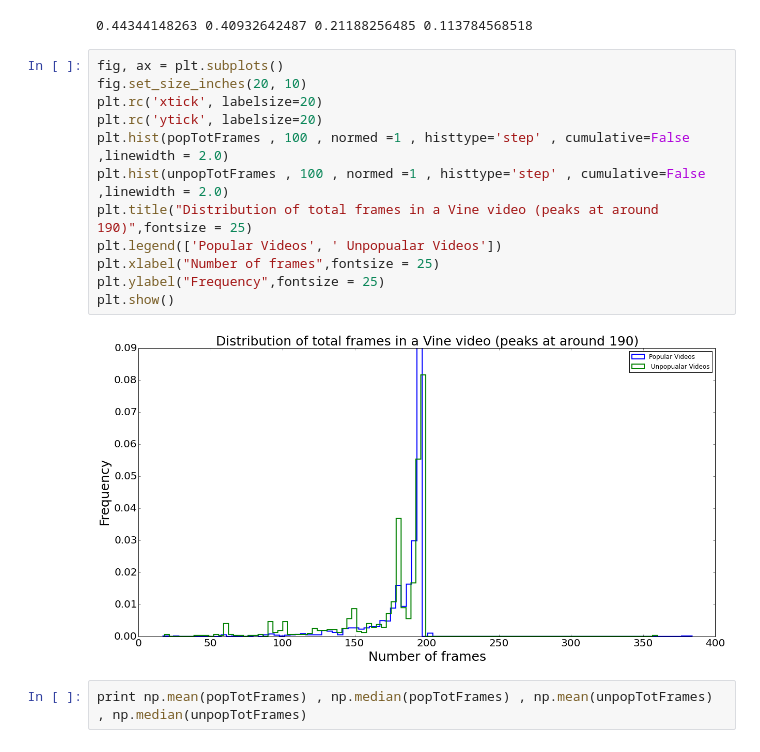
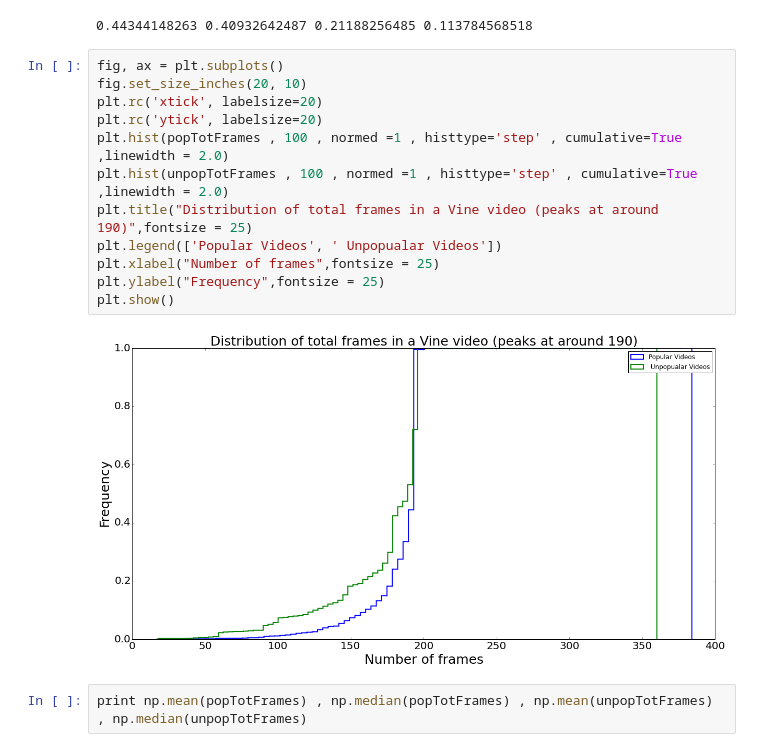
Before and after one commit to sagarjoglekar/vineCrawl, a Jupyter notebook: notebooks/FaceAnalysisVine.ipynb, the cells around one changed output. Drawn from its saved outputs; the diff is of its cells as text.

```diff
--- a/notebooks/FaceAnalysisVine.ipynb
+++ b/notebooks/FaceAnalysisVine.ipynb
@@ -91,17 +91,17 @@ print np.mean(facePercentages) , np.median(facePercentages) , np.mean(unpopfaceP
 # %%
 fig, ax = plt.subplots()
 fig.set_size_inches(20, 10)
 plt.rc('xtick', labelsize=20)
 plt.rc('ytick', labelsize=20)
-plt.hist(popTotFrames , 100 , normed =1 , histtype='step' , cumulative=False ,linewidth = 2.0)
-plt.hist(unpopTotFrames , 100 , normed =1 , histtype='step' , cumulative=False ,linewidth = 2.0)
+plt.hist(popTotFrames , 100 , normed =1 , histtype='step' , cumulative=True ,linewidth = 2.0)
+plt.hist(unpopTotFrames , 100 , normed =1 , histtype='step' , cumulative=True ,linewidth = 2.0)
 plt.title("Distribution of total frames in a Vine video (peaks at around 190)",fontsize = 25)
 plt.legend(['Popular Videos', ' Unpopualar Videos'])
 plt.xlabel("Number of frames",fontsize = 25)
 plt.ylabel("Frequency",fontsize = 25)
 plt.show()
 # %% [output]
-[figure, old version]
+[figure, new version]
 # %%
 print np.mean(popTotFrames) , np.median(popTotFrames) , np.mean(unpopTotFrames) , np.median(unpopTotFrames)
 # %% [output]
```
Also changed, not shown: 1 other file.
